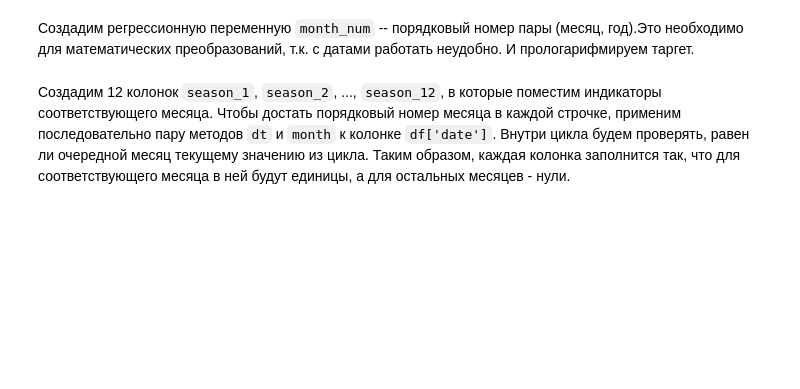
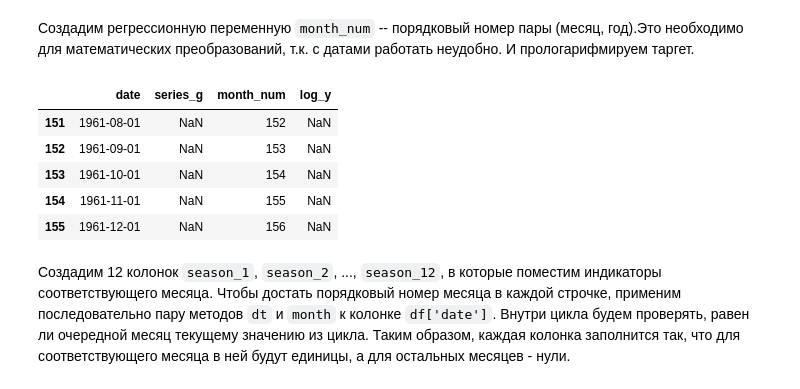
Before and after one commit to Bokoser/Data_Analysis_Course, a Jupyter notebook: Data Analysis Lections/Part 1/Lection 9/Data Analysis Part 1 Lection 9.ipynb, the cells around one changed output. Drawn from its saved outputs; the diff is of its cells as text; code cells hidden in the pictures; blank space fills up the shorter version.

````diff
--- a/Data Analysis Lections/Part 1/Lection 9/Data Analysis Part 1 Lection 9.ipynb
+++ b/Data Analysis Lections/Part 1/Lection 9/Data Analysis Part 1 Lection 9.ipynb
@@ -86,6 +94,14 @@ df = pd.merge(df, df2, on='date', how='right')
 # %%
 df['month_num'] = range(1, len(df) + 1)
 df['log_y'] = np.log10(df['series_g'])
+df.tail()
+# %% [output]
+|  | date | series_g | month_num | log_y |
+| 151 | 1961-08-01 | NaN | 152 | NaN |
+| 152 | 1961-09-01 | NaN | 153 | NaN |
+| 153 | 1961-10-01 | NaN | 154 | NaN |
+| 154 | 1961-11-01 | NaN | 155 | NaN |
+| 155 | 1961-12-01 | NaN | 156 | NaN |
 # %% [markdown]
 Создадим 12 колонок ```season_1```, ```season_2```, ..., ```season_12```, в которые поместим индикаторы соответствующего месяца. Чтобы достать порядковый номер месяца в каждой строчке, применим последовательно пару методов ```dt``` и ```month``` к колонке ```df['date']```. Внутри цикла будем проверять, равен ли очередной месяц текущему значению из цикла. Таким образом, каждая колонка заполнится так, что для соответствующего месяца в ней будут единицы, а для остальных месяцев - нули.
 # %%
````
Also changed, not shown: parts of 5 cells of this notebook, 1 other file.
